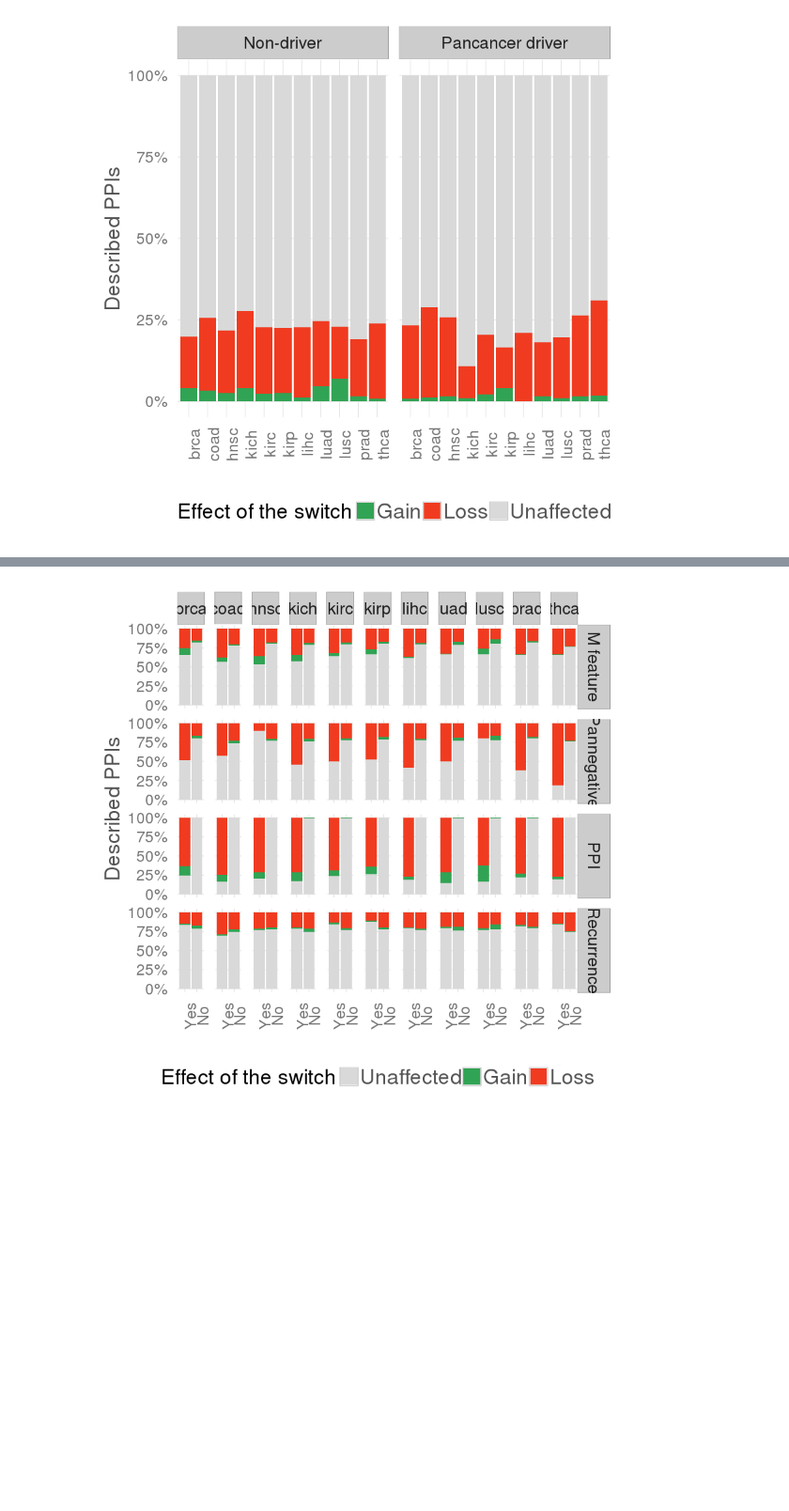
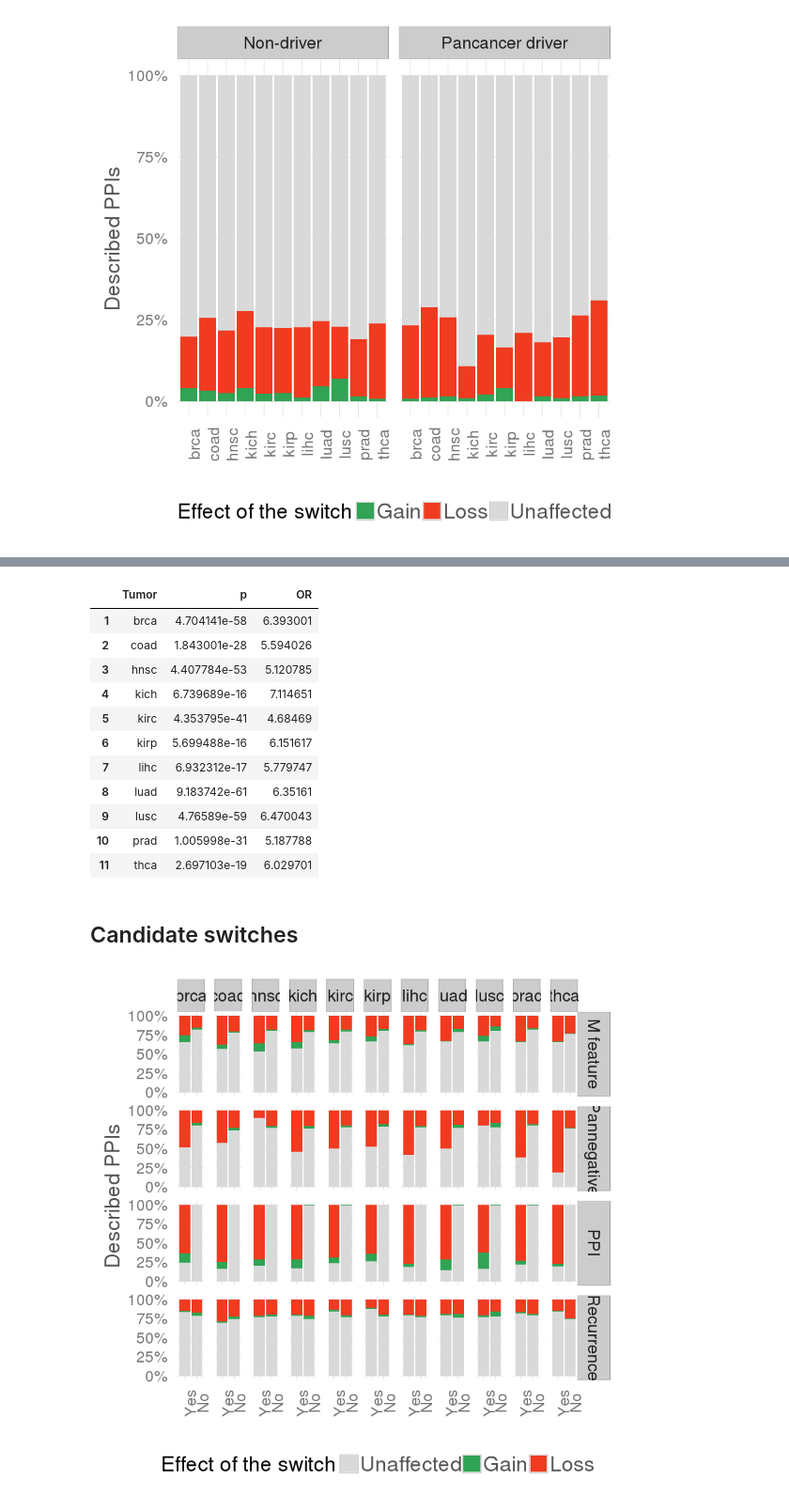
Before and after one commit to hclimente/smartas, a Jupyter notebook: structural_analysis/ppi.ipynb, the cells around one changed output, grey strips where cells are left out. Shown at 94% size. Cells and saved outputs as stored; diff of their text form; code cells hidden in the pictures; blank space fills up the shorter version.

Commit message:
updated with some tests

```diff
--- a/structural_analysis/ppi.ipynb
+++ b/structural_analysis/ppi.ipynb
@@ -196,3 +246,32 @@ The same goes for the list of potential drivers: the enrichment is still there.
+# %%
+switches.split %>%
+    filter(Reliable == 1) %>%
+    merge(d1, all.x = T) %>%
+    mutate(d1 = ifelse(is.na(d1), FALSE, d1),
+           Gene = ifelse(d1,"Driver interactor","Other"),
+           Gene = ifelse(SpecificDriver == 1, "Driver", Gene),
+           PPI = ifelse(PPI == 1, "Yes", "No")) %>%
+    # remove drivers: they barely contribute and make chi'squeare inexact
+    filter(Gene != "Driver") %>%
+    group_by(Tumor) %>%
+    summarise(p = table(Gene, PPI) %>% fisher.test %>% .$p.value,
+              # take reverse odds ratio
+              OR = table(Gene, PPI) %>% fisher.test %>% .$estimate %>% log2 %>% abs %>% 2^.)
+# %% [output]
+|  | Tumor | p | OR |
+| 1 | brca | 4.704141e-58 | 6.393001 |
+| 2 | coad | 1.843001e-28 | 5.594026 |
+| 3 | hnsc | 4.407784e-53 | 5.120785 |
+| 4 | kich | 6.739689e-16 | 7.114651 |
+| 5 | kirc | 4.353795e-41 | 4.68469 |
+| 6 | kirp | 5.699488e-16 | 6.151617 |
+| 7 | lihc | 6.932312e-17 | 5.779747 |
+| 8 | luad | 9.183742e-61 | 6.35161 |
+| 9 | lusc | 4.76589e-59 | 6.470043 |
+| 10 | prad | 1.005998e-31 | 5.187788 |
+| 11 | thca | 2.697103e-19 | 6.029701 |
+# %% [markdown]
+## Candidate switches
 # %%
 ppi.split %>%
     select(Tumor,What,Recurrence,Affects_mutated_feature,PPI,Pannegative) %>%
```
Also changed, not shown: parts of 2 cells of this notebook.
